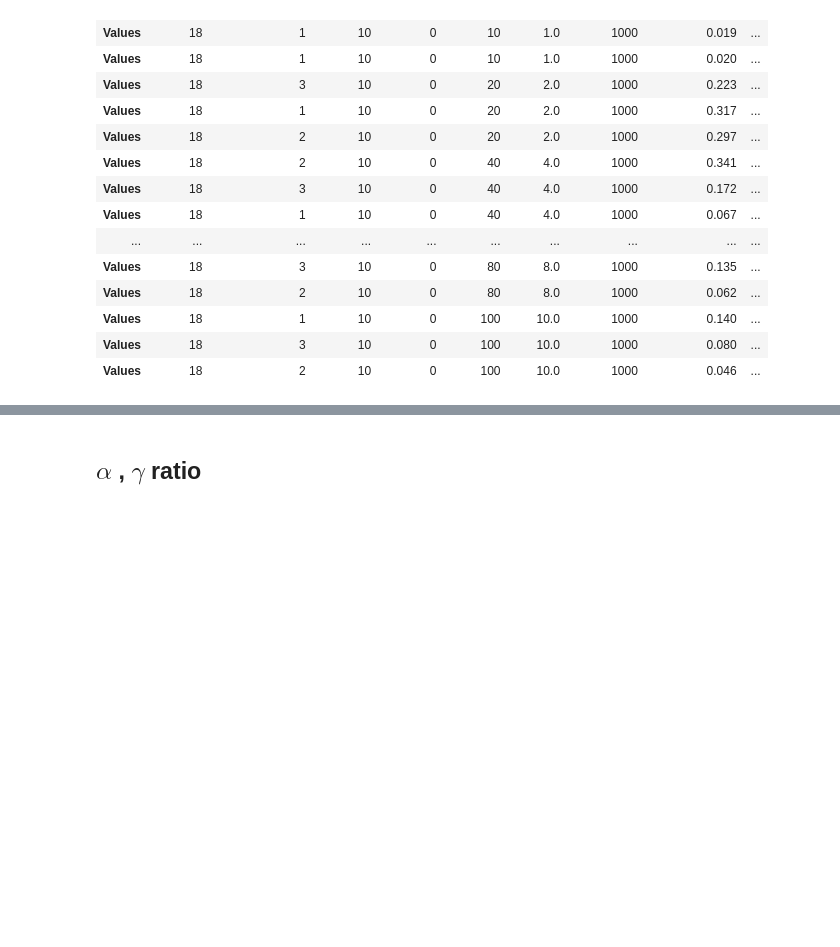
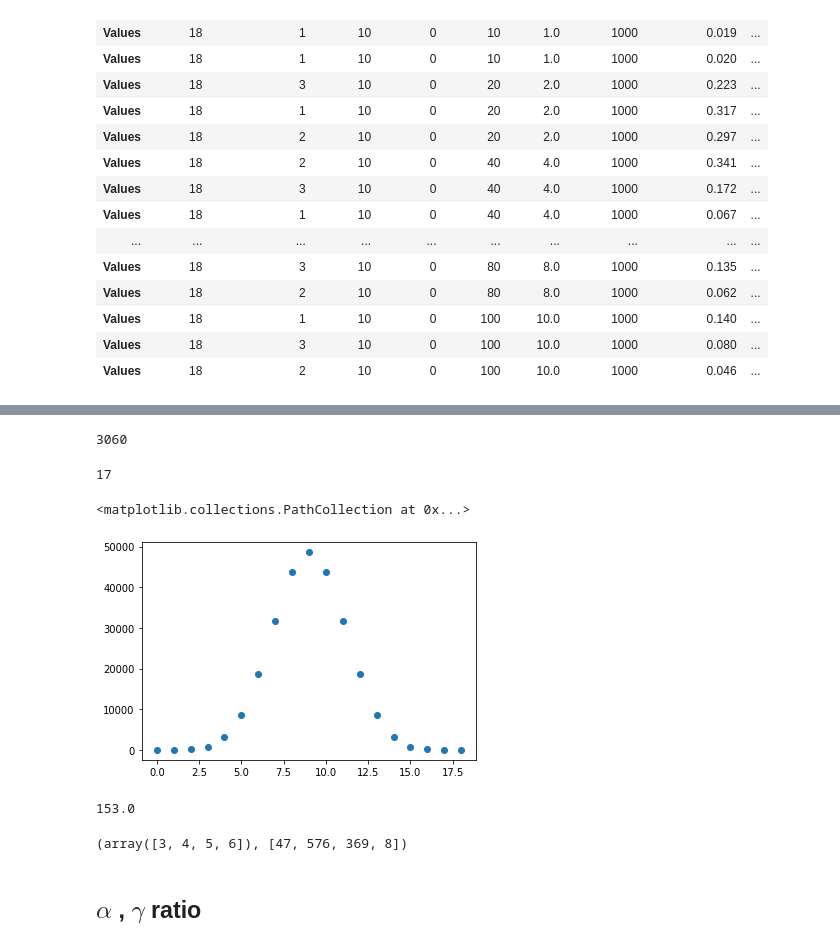
Before and after one commit to cmc-ucl/quantum_computing, a Jupyter notebook: Experiments.ipynb, the cells around one changed output, grey strips where cells are left out. Drawn from its saved outputs; the diff is of its cells as text; code cells hidden in the pictures; blank space fills up the shorter version.

```diff
--- a/Experiments.ipynb
+++ b/Experiments.ipynb
@@ -207,3 +225,35 @@ array([-36,   2,   2,   2,   2,   2,   2,   2,   2,   1,   1,   2,   2,
+# %%
+import itertools
+len_x = 18
+x_classical = np.array(list(itertools.product([0, 1], repeat=len_x)))
+# %%
+np.sum(np.sum(x_classical,axis=1)==14)
+# %% [output]
+3060
+# %%
+x = np.arange(19)
+y= [np.sum(np.sum(x_classical,axis=1)==i) for i in x]
+partition_f = [np.math.factorial(len_x)/(np.math.factorial(i)*np.math.factorial(len_x-i)) for i in x]
+print(len_x-1)
+import matplotlib.pyplot as plt
+plt.scatter(x,y)
+# %% [output]
+17
+<matplotlib.collections.PathCollection at 0x...>
+[figure, added]
+# %%
+np.math.factorial(18)/(np.math.factorial(16)*np.math.factorial(2))
+# %% [output]
+153.0
+# %%
+a = load_json('./data/test/graphene_C18_bqm_v5_cF_w11_w20_l1_r1000_t0_1659110719.json')[0]
+#np.sum(a['num_occurrences'].to_numpy()[np.where(np.sum(a.iloc[:,0:18].to_numpy(),axis=1) == 17)[0]])
+#find_vacancy_distribution(a)
+b = make_df('./data/test/')
+b[b['num_vacancies'] == 5]
+find_vacancy_distribution(a)
+# %% [output]
+(array([3, 4, 5, 6]), [47, 576, 369, 8])
 # %% [markdown]
 ## $\alpha$ , $\gamma$ ratio
 # %% [markdown]
```
Also changed, not shown: parts of 29 cells of this notebook.
